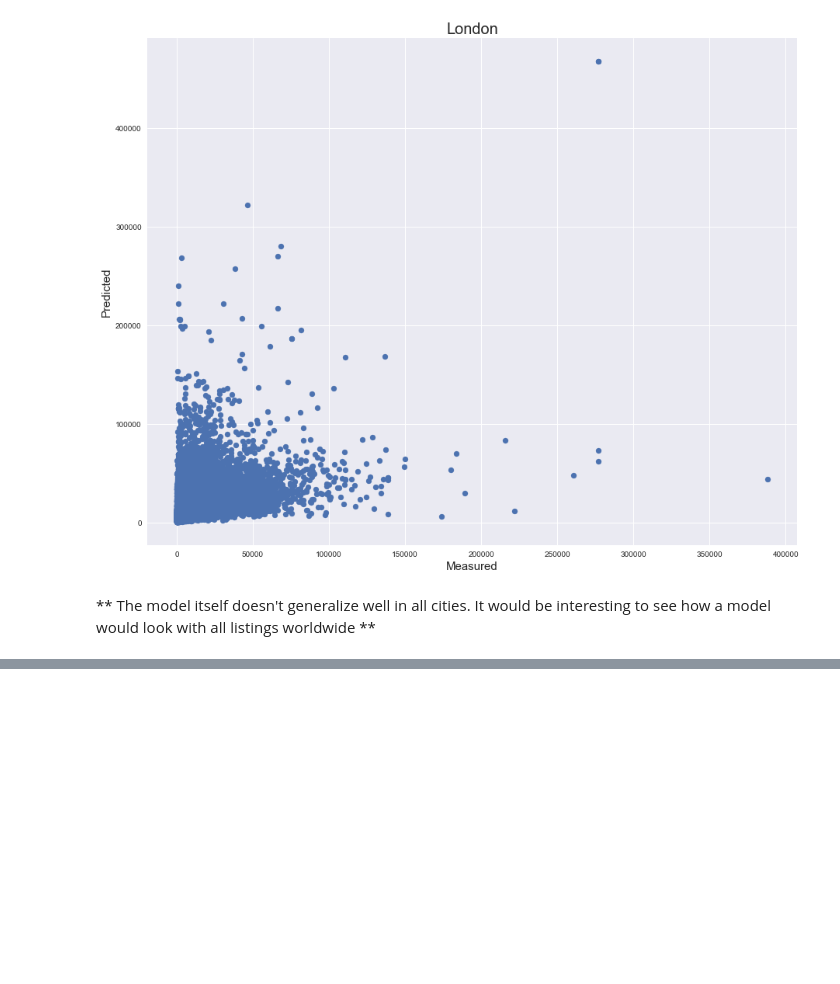
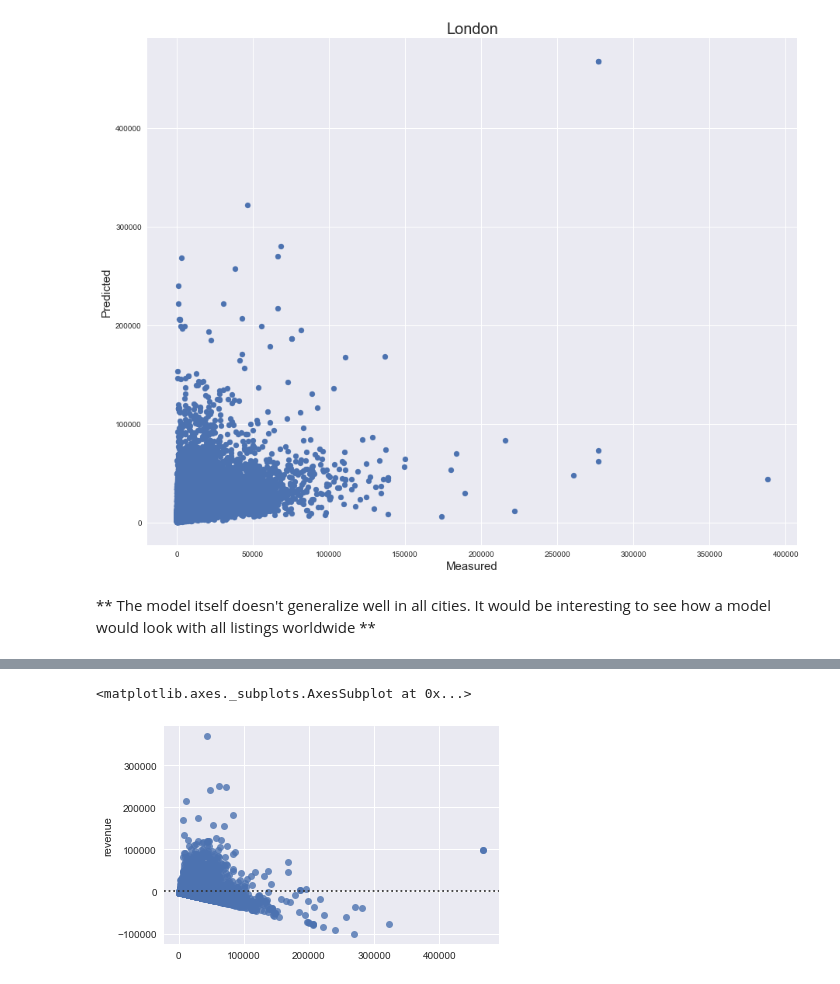
Before and after one commit to csmangum/portfolio, a Jupyter notebook: Projects/Profit_Prediction/Part2_Modeling.ipynb, the cells around one changed output, grey strips where cells are left out. Cells and saved outputs as stored; diff of their text form; code cells hidden in the pictures; blank space fills up the shorter version.

```diff
--- a/Projects/Profit_Prediction/Part2_Modeling.ipynb
+++ b/Projects/Profit_Prediction/Part2_Modeling.ipynb
@@ -276,7 +273,7 @@ london = london.drop('Unnamed: 0', axis=1)
 feature, target = london.drop('revenue',axis=1), london['revenue']
 
 # Evaluate the model
-london_predictions = forest_reg.predict(feature)
+london_predictions = grid_search.best_estimator_.predict(feature)
 
 print("RMSE: %.2f" % np.sqrt(mean_squared_error(target, london_predictions)))
 print ('R-Squared: %.2f' % r2_score(target, london_predictions))
@@ -294,0 +349,5 @@ R-Squared: -0.71
+# %%
+sns.residplot(x=london_predictions,y=target)
+# %% [output]
+<matplotlib.axes._subplots.AxesSubplot at 0x...>
+[figure, added]
```
Also changed, not shown: parts of 7 cells of this notebook, 1 other file.
